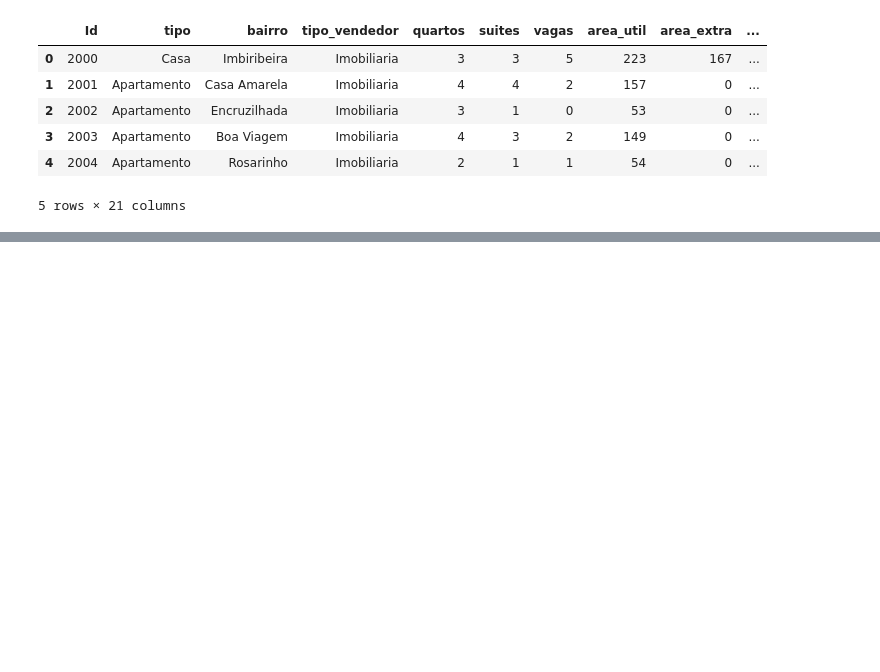
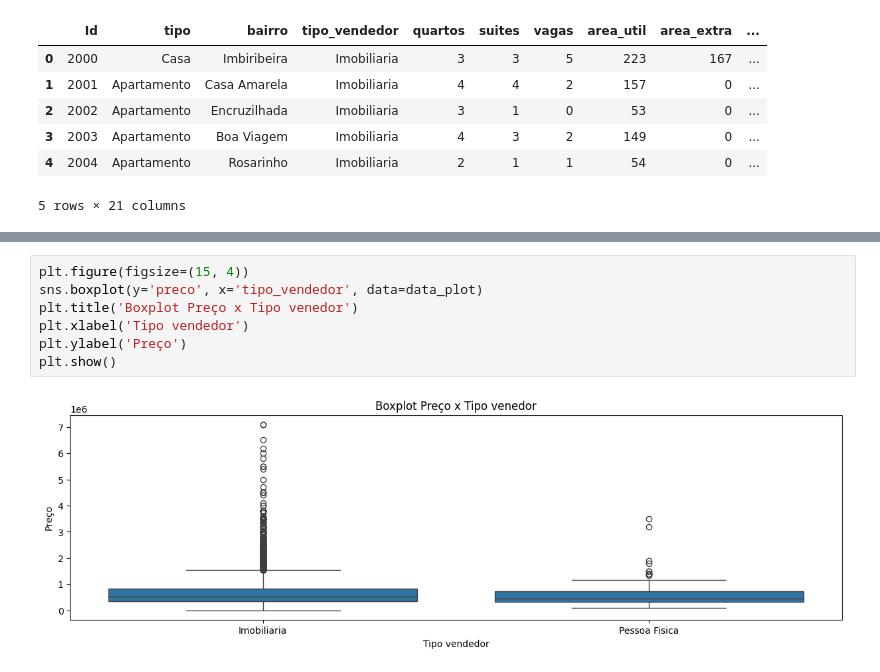
Before and after one commit to Ribeiro-Victor/eel891-machine-learning-intro, a Jupyter notebook: Task 02/relatorio.ipynb, the cells around one changed output, grey strips where cells are left out. Saved outputs shown, nothing was run; the diff lists cells and outputs as text; blank space fills up the shorter version.

```diff
--- a/Task 02/relatorio.ipynb
+++ b/Task 02/relatorio.ipynb
@@ -159,0 +75,9 @@ plt.show()
+# %%
+plt.figure(figsize=(15, 4))
+sns.boxplot(y='preco', x='tipo_vendedor', data=data_plot)
+plt.title('Boxplot Preço x Tipo venedor')
+plt.xlabel('Tipo vendedor')
+plt.ylabel('Preço')
+plt.show()
+# %% [output]
+[figure, added]
```
Also changed, not shown: parts of 37 cells of this notebook.
